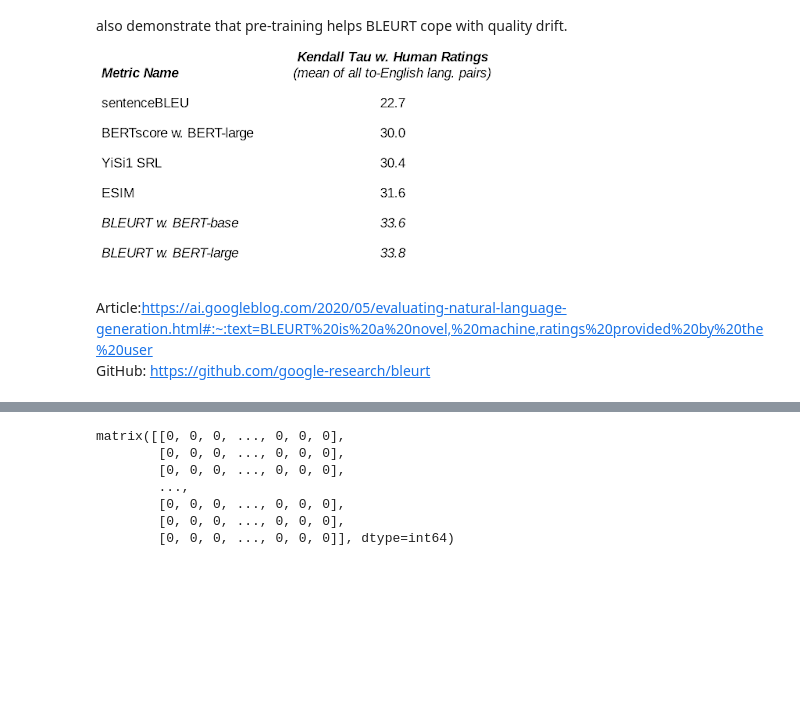
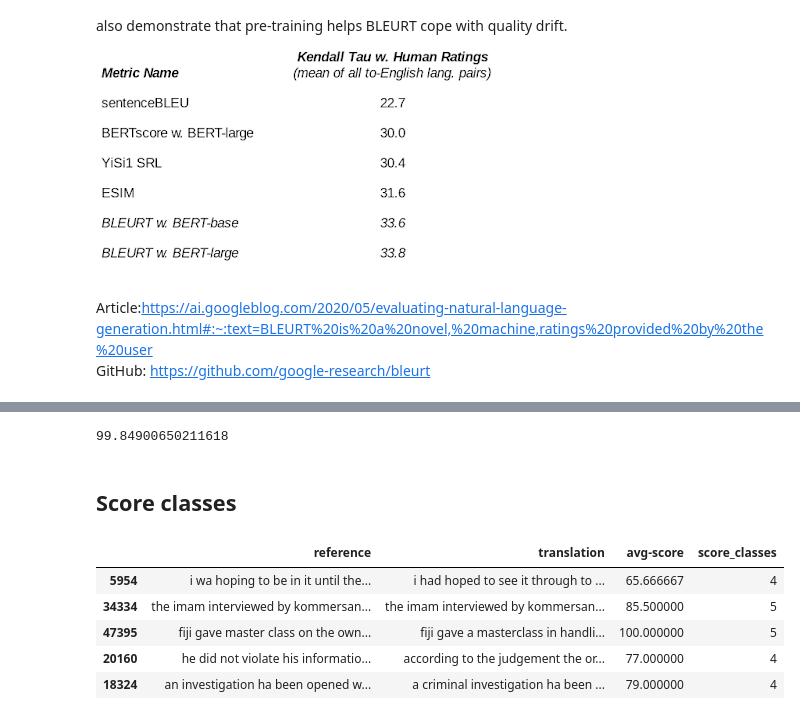
Before and after one commit to LorenzoPigozzi/TM_Project, a Jupyter notebook: TM_Lorenzo.ipynb, the cells around one changed output, grey strips where cells are left out. Cells and saved outputs as stored; diff of their text form; code cells hidden in the pictures; blank space fills up the shorter version.

```diff
--- a/TM_Lorenzo.ipynb
+++ b/TM_Lorenzo.ipynb
@@ -196,0 +239,9 @@ Please use `tqdm.notebook.tqdm` instead of `tqdm.tqdm_notebook`
+# %%
+english_cleaned = pd.DataFrame()
+english_cleaned['avg-score'] = english_corpus['avg-score']
+for column in ['reference', 'translation']:
+    english_cleaned[column] = clean(english_corpus[column], lower = True,
+                                                    remove_char = True,
+                                                    remove_stop = True,
+                                                    lemmatize = True,
+                                                    stemmer = False)
@@ -198,5 +258,5 @@ Please use `tqdm.notebook.tqdm` instead of `tqdm.tqdm_notebook`
 ### 3.2. Train, Development and Test sets <a class="anchor" id="3.2."></a>
 # %%
 ## train-dev-test split
-train, test = train_test_split(df, test_size=0.2, shuffle = True, random_state = 7)
+train, test = train_test_split(english_cleaned, test_size=0.2, shuffle = True, random_state = 7)
 test, dev = train_test_split(test, test_size=0.5, shuffle = True, random_state = 7)
@@ -361,0 +479,2 @@ GitHub: https://github.com/google-research/bleurt
+# %%
+run_finetuning_pipeline(train, dev)
@@ -387,10 +517,0 @@ for i,df in enumerate([train, dev, test]):
-# %%
-dev_encoded_reference
-# %% [output]
-matrix([[0, 0, 0, ..., 0, 0, 0],
-        [0, 0, 0, ..., 0, 0, 0],
-        [0, 0, 0, ..., 0, 0, 0],
-        ...,
-        [0, 0, 0, ..., 0, 0, 0],
-        [0, 0, 0, ..., 0, 0, 0],
-        [0, 0, 0, ..., 0, 0, 0]], dtype=int64)
@@ -396,0 +521,31 @@ matrix([[0, 0, 0, ..., 0, 0, 0],
+# %%
+get_sparsity(train_encoded_translation)
+# %% [output]
+99.84900650211618
+# %% [markdown]
+## Score classes
+# %%
+def create_score_classes(df):
+    score_classes = []
+    for i in df['avg-score']:
+        if i <= 20:
+            score_classes.append(1)
+        elif i <= 40:
+            score_classes.append(2)
+        elif i <= 60:
+            score_classes.append(3)
+        elif i <= 80:
+            score_classes.append(4)
+        else:
+            score_classes.append(5)
+    df['score_classes'] = score_classes
+    return df.head()
+# %%
+create_score_classes(train)
+# %% [output]
+|  | reference | translation | avg-score | score_classes |
+| 5954 | i wa hoping to be in it until the... | i had hoped to see it through to ... | 65.666667 | 4 |
+| 34334 | the imam interviewed by kommersan... | the imam interviewed by kommersan... | 85.500000 | 5 |
+| 47395 | fiji gave master class on the own... | fiji gave a masterclass in handli... | 100.000000 | 5 |
+| 20160 | he did not violate his informatio... | according to the judgement the or... | 77.000000 | 4 |
+| 18324 | an investigation ha been opened w... | a criminal investigation ha been ... | 79.000000 | 4 |
```
Also changed, not shown: parts of 35 cells of this notebook.
